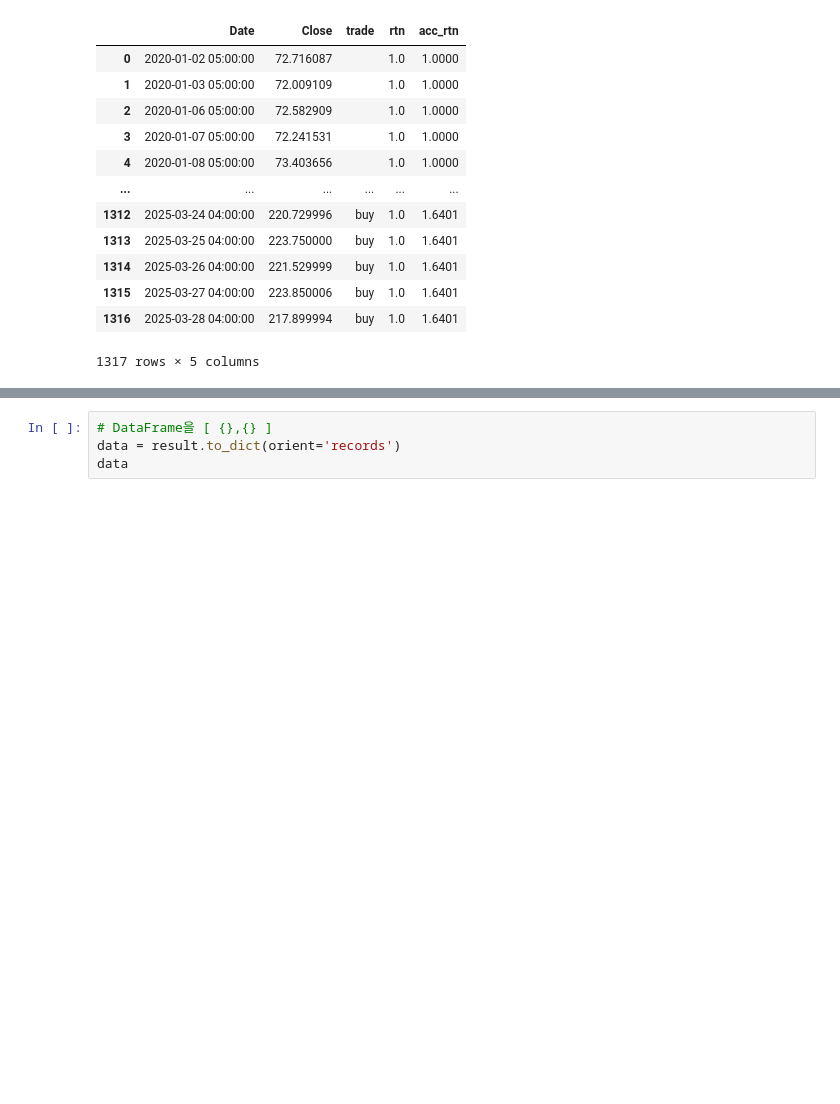
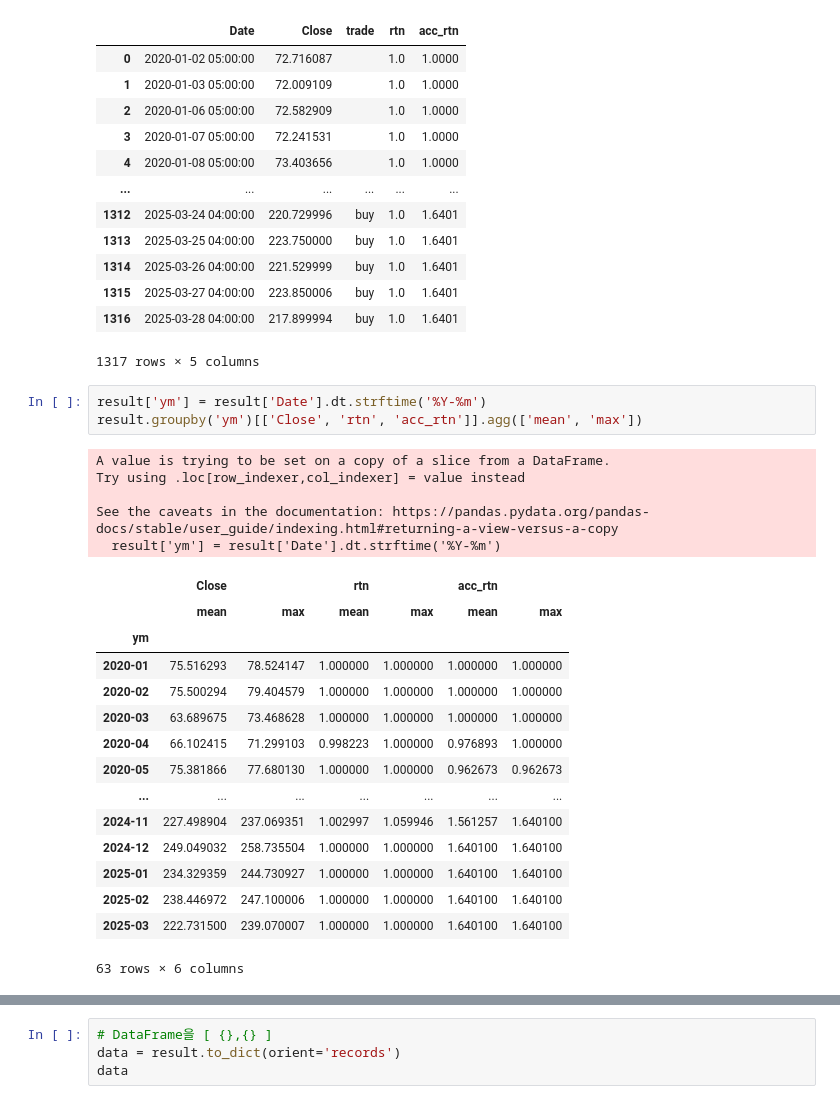
Before and after one commit to AksarbenCryunad/mysite, a Jupyter notebook: test.ipynb, the cells around one changed output, grey strips where cells are left out. Cells and saved outputs as stored; diff of their text form; blank space fills up the shorter version.

```diff
--- a/test.ipynb
+++ b/test.ipynb
@@ -107,3 +107,27 @@ result
 | 1315 | 2025-03-27 04:00:00 | 223.850006 | buy | 1.0 | 1.6401 |
 | 1316 | 2025-03-28 04:00:00 | 217.899994 | buy | 1.0 | 1.6401 |
 1317 rows × 5 columns
+# %%
+result['ym'] = result['Date'].dt.strftime('%Y-%m')
+result.groupby('ym')[['Close', 'rtn', 'acc_rtn']].agg(['mean', 'max'])
+# %% [output]
+A value is trying to be set on a copy of a slice from a DataFrame.
+Try using .loc[row_indexer,col_indexer] = value instead
+
+See the caveats in the documentation: https://pandas.pydata.org/pandas-docs/stable/user_guide/indexing.html#returning-a-view-versus-a-copy
+  result['ym'] = result['Date'].dt.strftime('%Y-%m')
+|  | Close |  | rtn |  | acc_rtn |  |
+|  | mean | max | mean | max | mean | max |
+| ym |  |  |  |  |  |  |
+| 2020-01 | 75.516293 | 78.524147 | 1.000000 | 1.000000 | 1.000000 | 1.000000 |
+| 2020-02 | 75.500294 | 79.404579 | 1.000000 | 1.000000 | 1.000000 | 1.000000 |
+| 2020-03 | 63.689675 | 73.468628 | 1.000000 | 1.000000 | 1.000000 | 1.000000 |
+| 2020-04 | 66.102415 | 71.299103 | 0.998223 | 1.000000 | 0.976893 | 1.000000 |
+| 2020-05 | 75.381866 | 77.680130 | 1.000000 | 1.000000 | 0.962673 | 0.962673 |
+| ... | ... | ... | ... | ... | ... | ... |
+| 2024-11 | 227.498904 | 237.069351 | 1.002997 | 1.059946 | 1.561257 | 1.640100 |
+| 2024-12 | 249.049032 | 258.735504 | 1.000000 | 1.000000 | 1.640100 | 1.640100 |
+| 2025-01 | 234.329359 | 244.730927 | 1.000000 | 1.000000 | 1.640100 | 1.640100 |
+| 2025-02 | 238.446972 | 247.100006 | 1.000000 | 1.000000 | 1.640100 | 1.640100 |
+| 2025-03 | 222.731500 | 239.070007 | 1.000000 | 1.000000 | 1.640100 | 1.640100 |
+63 rows × 6 columns
```
Also changed, not shown: parts of 1 cell of this notebook, 4 other files.
